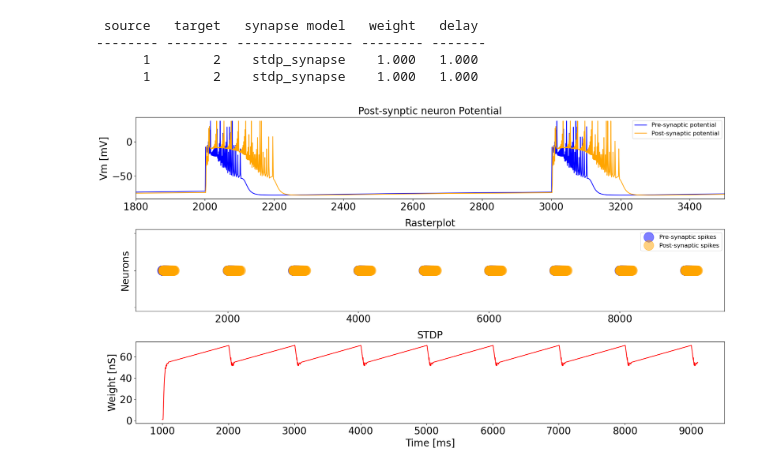
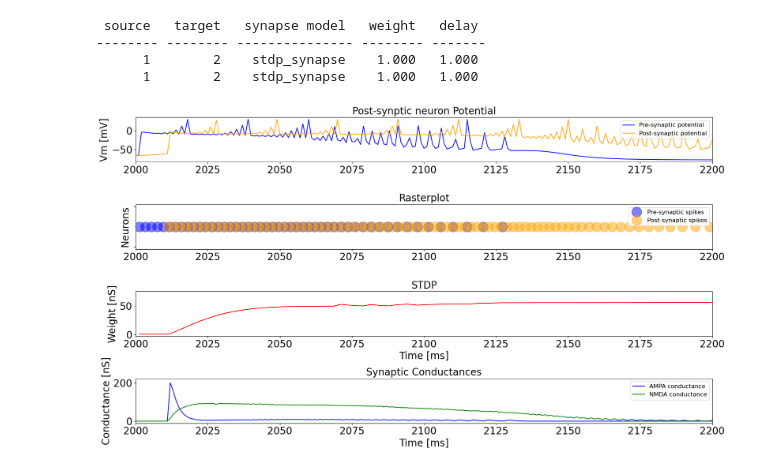
Before and after one commit to mauriziotirabassi/calcium_based_plasticity, a Jupyter notebook: notebooks/hill_tononi.ipynb, the cells around one changed output. Cells and saved outputs as stored; diff of their text form; code cells hidden in the pictures.

Commit message:
Added conductances multimeter

```diff
--- a/notebooks/hill_tononi.ipynb
+++ b/notebooks/hill_tononi.ipynb
@@ -99,7 +102,7 @@ print(nest.GetConnections(pre_neuron, post_neuron))
 # %%
 # Define simulation parameters
 duration = 10000  # Simulation time in milliseconds
-frequency = 1.0  # Spike frequency in Hz
+frequency = 0.5  # Spike frequency in Hz
 delta_t = 10  # Time shift in milliseconds (pre- vs. post-spike)
 interval = 1000.0 / frequency  # Interval between spikes
 
@@ -157,33 +160,49 @@ vm_pre = nest.Create("voltmeter")
 vm_post = nest.Create("voltmeter")
 nest.Connect(vm_pre, pre_neuron)  # Connect voltmeter to pre-neuron
 nest.Connect(vm_post, post_neuron)  # Connect voltmeter to post-neuron
+
+# Record conductances in the postsynaptic neuron
+multimeter = nest.Create("multimeter", params={"record_from": ["g_AMPA", "g_NMDA", "V_m"]})
+nest.Connect(multimeter, post_neuron)
 # %%
 # Simulate
 nest.Simulate(duration)
 spikes = sd.get(['events'][0])
 
+interval = [2000, 2200]
+
 #print(sd.events)
-fig, ax = plt.subplots(3, figsize = (18,10))
+fig, ax = plt.subplots(4, figsize = (18,10))
 
 ax[0].plot(vm_pre.events["times"], vm_pre.events["V_m"], color = "b", label = "Pre-synaptic potential")
 ax[0].plot(vm_post.events["times"], vm_post.events["V_m"], color = "orange",  label = "Post-synaptic potential")
 ax[0].set_title("Post-synptic neuron Potential")
 ax[0].set_ylabel("Vm [mV]")
-ax[0].set_xlim([1800,3500])
+ax[0].set_xlim(interval)
 ax[0].legend()
 
 ax[1].set_title("Rasterplot")
 ax[1].plot( spikes['times'][np.where(spikes['senders']==1)], spikes['senders'][np.where(spikes['senders']==1)], '.', markersize = 40, alpha = 0.5, color = "b", label = "Pre-synaptic spikes")
 ax[1].plot( spikes['times'][np.where(spikes['senders']==2)], spikes['senders'][np.where(spikes['senders']==2)]-1, '.', markersize = 40, alpha = 0.5,color = "orange", label = "Post-synaptic spikes")
 ax[1].legend()
+ax[1].set_xlim(interval)
 ax[1].set_ylabel("Neurons")
 ax[1].set_yticklabels("")
 
 ax[2].plot(wr.events["times"], wr.events["weights"], color = 'r')
 ax[2].set_title("STDP")
+ax[2].set_xlim(interval)
 ax[2].set_ylabel("Weight [nS]")
 ax[2].set_xlabel("Time [ms]")
 
+ax[3].plot(multimeter.events["times"], multimeter.events["g_AMPA"], color='blue', label="AMPA conductance")
+ax[3].plot(multimeter.events["times"], multimeter.events["g_NMDA"], color='green', label="NMDA conductance")
+ax[3].set_title("Synaptic Conductances")
+ax[3].set_ylabel("Conductance [nS]")
+ax[3].set_xlim(interval)
+ax[3].set_xlabel("Time [ms]")
+ax[3].legend()
+
 fig.tight_layout()
 # %% [output]
-[figure, old version]
+[figure, new version]
```
Also changed, not shown: parts of 1 cell of this notebook.
